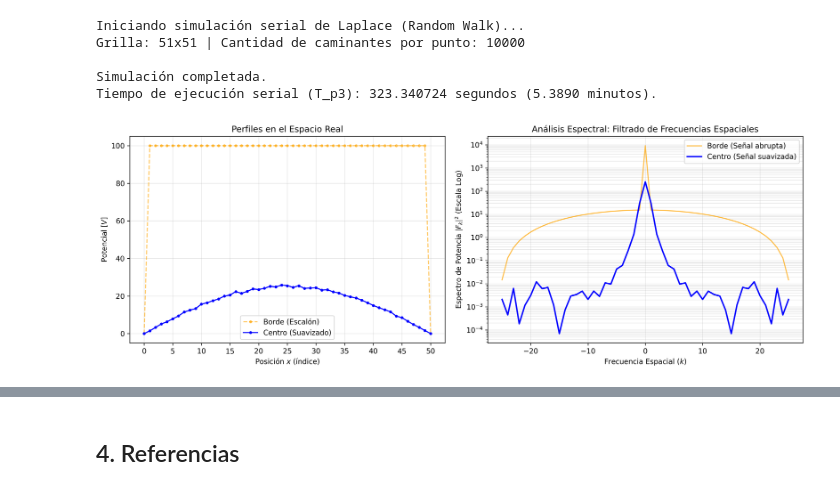
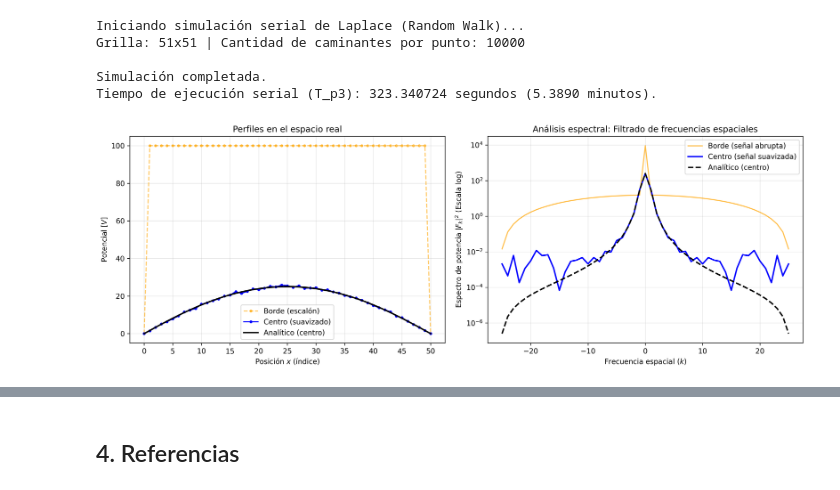
Before and after one commit to Ferzamora053/Tareas-FisComp, a Jupyter notebook: Tarea3_FZ.ipynb, the cells around one changed output, grey strips where cells are left out. Cells and saved outputs as stored; diff of their text form; code cells hidden in the pictures.

Commit message:
Análisis parte 3

```diff
--- a/Tarea3_FZ.ipynb
+++ b/Tarea3_FZ.ipynb
@@ -724,49 +724,56 @@ perfil_borde[0] = 0; perfil_borde[-1] = 0
 # Representa la señal "suavizada" por Laplace.
 perfil_centro = V_p3[N_p3 // 2, :]
 
-# 2. Calcular FFT
+# Perfil teórico analítico en el centro
+L_fisico = 1.0
+x_vals = np.linspace(0, L_fisico, N_p3)
+perfil_analitico = np.array([analytic_solution(x, L_fisico / 2.0, L_fisico) for x in x_vals])
+
+# Calcular FFT
 F_borde = np.fft.fft(perfil_borde)
 F_centro = np.fft.fft(perfil_centro)
+F_analitico = np.fft.fft(perfil_analitico)
 
-# 3. Centrar las frecuencias (IMPORTANTE)
-# numpy devuelve las frecuencias en orden [0, 1, ... , -2, -1]
-# fftshift las ordena de [-N/2 ... 0 ... N/2] para graficar bien.
+# Centrar las frecuencias
 F_borde_shifted = np.fft.fftshift(F_borde)
 F_centro_shifted = np.fft.fftshift(F_centro)
+F_analitico_shifted = np.fft.fftshift(F_analitico)
 
-# 4. Calcular Espectro de Potencia (|F|^2)
+# Calcular Espectro de Potencia
 # Normalizamos por N^2 para que la magnitud no dependa del tamaño de la grilla
 P_borde = np.abs(F_borde_shifted)**2 / (N_p3**2)
 P_centro = np.abs(F_centro_shifted)**2 / (N_p3**2)
+P_analitico = np.abs(F_analitico_shifted)**2 / (N_p3**2)
 
-# 5. Definir el eje de Frecuencia Espacial (k)
-freqs = np.fft.fftfreq(N_p3)
+# Definir el eje de Frecuencia Espacial (k)
+freqs = np.fft.fftfreq(N_p3)  # Frecuencias espaciales
 k_vals = np.fft.fftshift(freqs) * N_p3  # k como índice (-N/2 a N/2)
 # %%
 fig, (ax1, ax2) = plt.subplots(1, 2, figsize=(14, 5), dpi=150)
 
-# Plot A: Espacio Real
-ax1.plot(perfil_borde, 'o--', label='Borde (Escalón)', color='orange', markersize=3, alpha=0.6)
-ax1.plot(perfil_centro, 'o-', label='Centro (Suavizado)', color='blue', markersize=3)
+# Espacio real
+ax1.plot(perfil_borde, 'o--', label='Borde (escalón)', color='orange', markersize=3, alpha=0.6)
+ax1.plot(perfil_centro, 'o-', label='Centro (suavizado)', color='blue', markersize=3)
+ax1.plot(perfil_analitico, 'k-', label='Analítico (centro)', linewidth=2)
 ax1.set_xticks(range(0, N_p3, 5))
 ax1.set_xlabel(r"Posición $x$ (índice)")
 ax1.set_ylabel(r"Potencial [$V$]")
-ax1.set_title("Perfiles en el Espacio Real")
+ax1.set_title("Perfiles en el espacio real")
 ax1.legend()
 ax1.grid(True, alpha=0.3)
 
-# Plot B: Espectro de Amplitud (Simétrico)
-plt.semilogy(k_vals, P_borde, label='Borde (Señal abrupta)', color='orange', alpha=0.7)
-plt.semilogy(k_vals, P_centro, label='Centro (Señal suavizada)', color='blue', linewidth=2)
-
-plt.title("Análisis Espectral: Filtrado de Frecuencias Espaciales")
-plt.xlabel(r"Frecuencia Espacial ($k$)")
-plt.ylabel(r"Espectro de Potencia $|F_k|^2$ (Escala Log)")
+# Espectro de amplitud (simétrico)
+plt.semilogy(k_vals, P_borde, label='Borde (señal abrupta)', color='orange', alpha=0.7)
+plt.semilogy(k_vals, P_centro, label='Centro (señal suavizada)', color='blue', linewidth=2)
+plt.semilogy(k_vals, P_analitico, label='Analítico (centro)', color='black', linestyle='--', linewidth=2)
+plt.title("Análisis espectral: Filtrado de frecuencias espaciales")
+plt.xlabel(r"Frecuencia espacial ($k$)")
+plt.ylabel(r"Espectro de potencia $|F_k|^2$ (Escala log)")
 plt.grid(True, which="both", alpha=0.3)
 plt.legend()
 plt.tight_layout()
 
 plt.tight_layout()
 plt.show();
 # %% [output]
-[figure, old version]
+[figure, new version]
```
Also changed, not shown: parts of 7 cells of this notebook.
